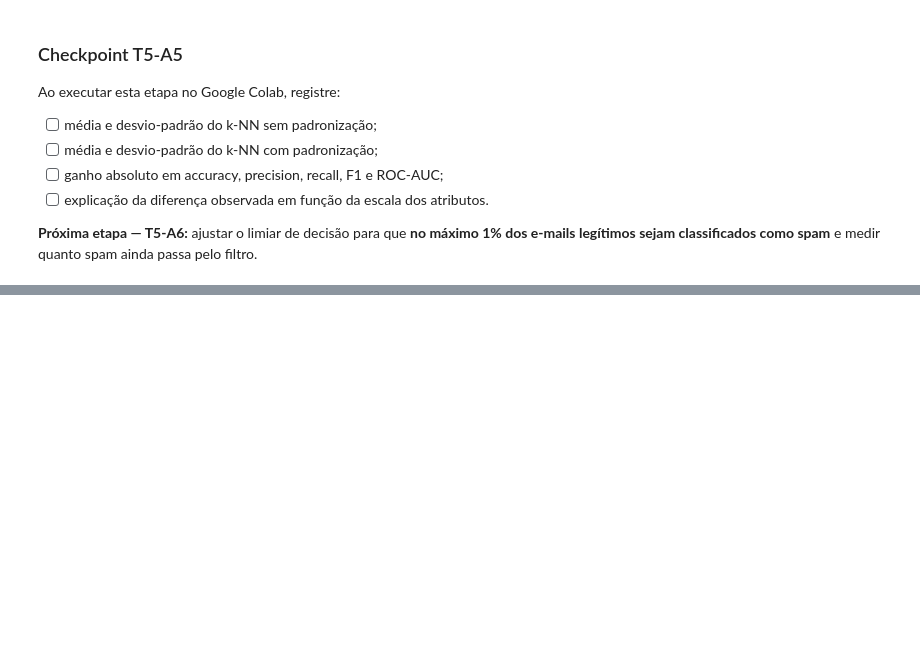
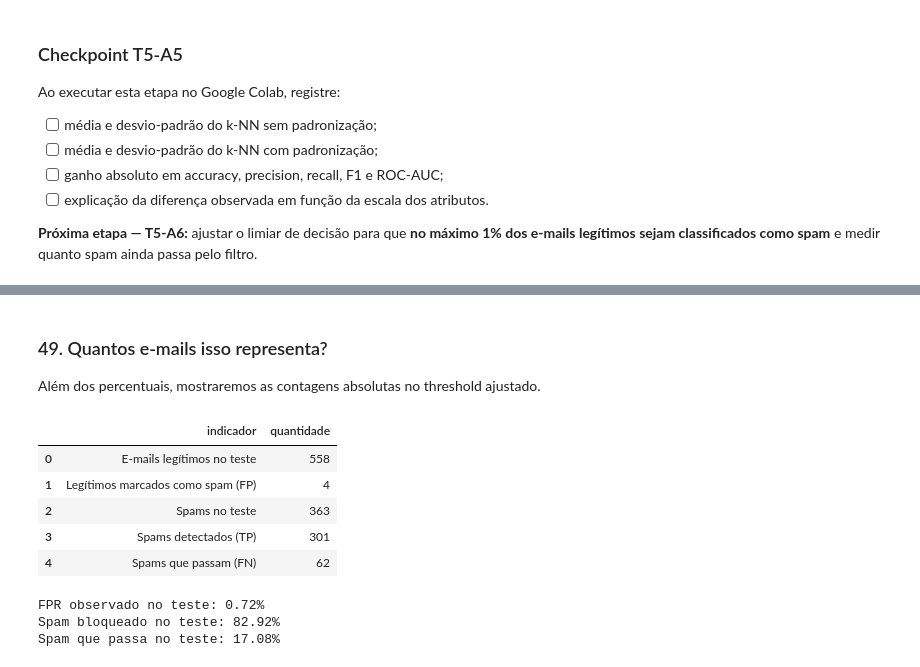
Before and after one commit to andrecataldo/ai-ppgi, a Jupyter notebook: labs/aula-05-ml/IA_Aula05_Spambase_AndreCataldo.ipynb, the cells around one changed output, grey strips where cells are left out. Cells and saved outputs as stored; diff of their text form; code cells hidden in the pictures; blank space fills up the shorter version.

```diff
--- a/labs/aula-05-ml/IA_Aula05_Spambase_AndreCataldo.ipynb
+++ b/labs/aula-05-ml/IA_Aula05_Spambase_AndreCataldo.ipynb
@@ -1280,0 +1579,48 @@ Ao executar esta etapa no Google Colab, registre:
+# %% [markdown]
+### 49. Quantos e-mails isso representa?
+
+Além dos percentuais, mostraremos as contagens absolutas no threshold ajustado.
+# %%
+adjusted_test = test_adjusted
+
+test_counts = pd.DataFrame({
+    "indicador": [
+        "E-mails legítimos no teste",
+        "Legítimos marcados como spam (FP)",
+        "Spams no teste",
+        "Spams detectados (TP)",
+        "Spams que passam (FN)",
+    ],
+    "quantidade": [
+        adjusted_test["TN"] + adjusted_test["FP"],
+        adjusted_test["FP"],
+        adjusted_test["TP"] + adjusted_test["FN"],
+        adjusted_test["TP"],
+        adjusted_test["FN"],
+    ],
+})
+
+display(test_counts)
+
+print(
+    f"FPR observado no teste: "
+    f'{adjusted_test["FPR"]:.2%}'
+)
+print(
+    f"Spam bloqueado no teste: "
+    f'{adjusted_test["recall_spam"]:.2%}'
+)
+print(
+    f"Spam que passa no teste: "
+    f'{adjusted_test["spam_que_passa"]:.2%}'
+)
+# %% [output]
+|  | indicador | quantidade |
+| 0 | E-mails legítimos no teste | 558 |
+| 1 | Legítimos marcados como spam (FP) | 4 |
+| 2 | Spams no teste | 363 |
+| 3 | Spams detectados (TP) | 301 |
+| 4 | Spams que passam (FN) | 62 |
+FPR observado no teste: 0.72%
+Spam bloqueado no teste: 82.92%
+Spam que passa no teste: 17.08%
```
Also changed, not shown: parts of 21 cells of this notebook.
